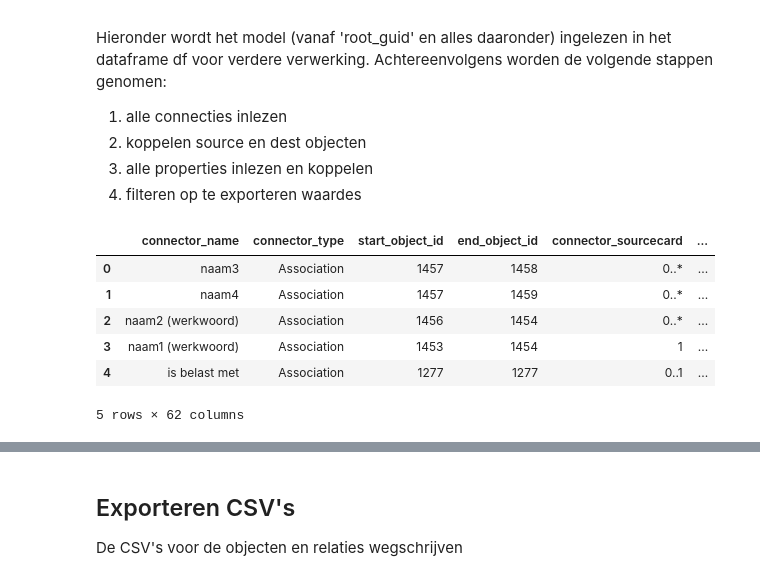
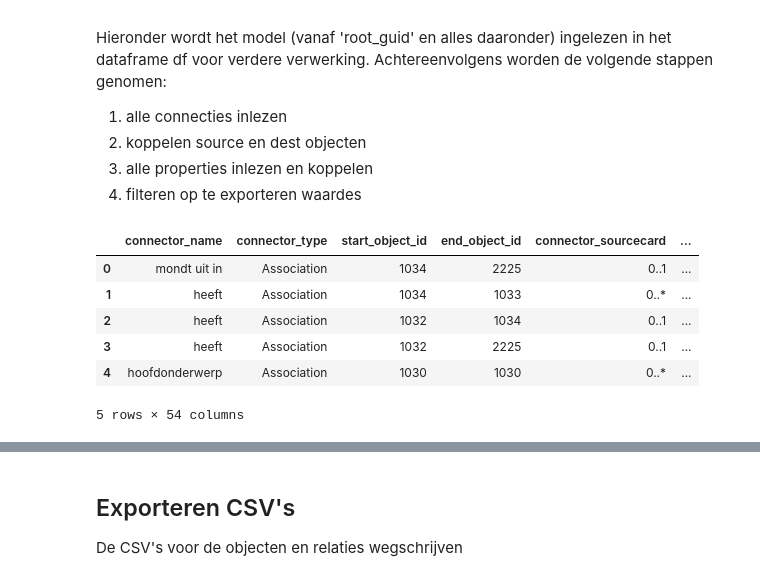
Before and after one commit to Gemeente-Delft/Gemeentelijk-Gegevensmodel, a Jupyter notebook: tools/notebooks/Export to GEMMA.ipynb, the cells around one changed output, grey strips where cells are left out. Drawn from its saved outputs; the diff is of its cells as text; code cells hidden in the pictures.

Commit message:
Release naar GEMMA + fix Domain

```diff
--- a/tools/notebooks/Export to GEMMA.ipynb
+++ b/tools/notebooks/Export to GEMMA.ipynb
@@ -49,7 +49,7 @@ def generateEAUUID():
 Met de waarden hieronder configureer je de export. Met root_guid geef je de root in de repository weer vanwaar (en alles eronder) geexporteerd moet worden. Op deze manier kun je ook deelmodellen exporteren. Als voorbeeld zijn naast de root van het hele GGM ook Onderwijs en monumenten getoond.
 # %%
 ### Configuratie
-db_uri = "/home/jovyan/root/v2.3.0/gemeentelijk gegevensmodel EA16.qea"
+db_uri = "/home/jovyan/root/v2.5.0/Gemeentelijk Gegevensmodel.qea"
 
 
 now = datetime.now()
@@ -90,7 +90,7 @@ df_package['Name'] = df_package['Name'].apply(lambda x: util.verwijder_getallen_
 
 # Zoek de ID van de root value and get Package tree
 root_id = df_package[df_package.ea_guid == root_guid]['Package_ID'].values[0]
-package_tree = util.DataframeToTree(df_package, 'Package_ID', 'Parent_ID', 4)
+package_tree = util.DataframeToTree(df_package, 'Package_ID', 'Parent_ID', 3)
 #package_tree.show()
 
 df_package
@@ -199,31 +199,57 @@ Hieronder wordt het model (vanaf 'root_guid' en alles daaronder) ingelezen in he
 4. filteren op te exporteren waardes
 # %%
 # inlezen alle relaties bij deze objecten
-# alle relaties (associaties en generatiesaties) die bij start of einde een object uit de subset hebben worden meegenomen
+# alle relaties (associaties en generalisaties) die bij start of einde een object uit de subset hebben worden meegenomen
 
-df_con = database.get_df(db_uri, database.sql_connectors).rename(columns={'connector_ea_guid':'ea_guid'})
-df_con = df_con.merge(df_obj[['object_id', 'ea_guid', 'domein-iv3']], right_on='object_id', left_on='start_object_id', how='inner', suffixes=['', '_source'])
-df_con = df_con.merge(df_obj[['object_id', 'ea_guid']], right_on='object_id', left_on='end_object_id', how='inner', suffixes=['', '_target'])
-df_con.drop_duplicates('connector_id', inplace=True)
+# 1) Connectoren ophalen: hou connector-guid apart om collision met object ea_guid te voorkomen
+df_con = database.get_df(db_uri, database.sql_connectors).copy()
+df_con = df_con.rename(columns={'connector_ea_guid': 'ea_guid_connector'})  # i.p.v. 'ea_guid'
 
+# 2) Source/target info expliciet hernoemen (geen suffix-magic nodig)
+df_src = df_obj[['object_id', 'ea_guid', 'domein-iv3']].rename(columns={
+    'object_id': 'start_object_id',
+    'ea_guid': 'ea_guid_source'
+})
+df_tgt = df_obj[['object_id', 'ea_guid']].rename(columns={
+    'object_id': 'end_object_id',
+    'ea_guid': 'ea_guid_target'
+})
 
-# lees alle relatie properties. Pivot de verschillede rijen met properties naar een tabel met index Element_ID.
-df_conprop = database.get_df(db_uri, 'select * from t_connectortag')
-df_conprop = df_conprop.pivot(index="ElementID", columns="Property", values="VALUE")
-df_conprop.reset_index(inplace=True)
-#df_conprop.columns = df_conprop.columns.str.lower()
+# 3) Dtype align voor veilige joins
+df_con['start_object_id'] = pd.to_numeric(df_con['start_object_id'], errors='coerce').astype('Int64')
+df_con['end_object_id']   = pd.to_numeric(df_con['end_object_id'], errors='coerce').astype('Int64')
+df_src['start_object_id'] = pd.to_numeric(df_src['start_object_id'], errors='coerce').astype('Int64')
+df_tgt['end_object_id']   = pd.to_numeric(df_tgt['end_object_id'], errors='coerce').astype('Int64')
 
-# Join per object de gevonden property rij
+# 4) Join source + target
+df_con = df_con.merge(df_src, on='start_object_id', how='inner', validate='many_to_one')
+df_con = df_con.merge(df_tgt, on='end_object_id', how='inner', validate='many_to_one')
+
+# 5) Dedupe
+df_con = df_con.drop_duplicates(subset=['connector_id'])
+
+# 6) Connector-tags/properties robuust pivotten (pivot faalt bij duplicaten)
+df_conprop_raw = database.get_df(db_uri, 'select * from t_connectortag')
+df_conprop = (df_conprop_raw
+              .pivot_table(index='ElementID', columns='Property', values='VALUE', aggfunc='first')
+              .reset_index())
+
+# 7) Join per connector de properties
+df_con['connector_id'] = pd.to_numeric(df_con['connector_id'], errors='coerce').astype('Int64')
+df_conprop['ElementID'] = pd.to_numeric(df_conprop['ElementID'], errors='coerce').astype('Int64')
+
 df_con = df_con.merge(df_conprop, how='left', left_on='connector_id', right_on='ElementID')
+df_con = df_con.drop(columns=['ElementID'], errors='ignore')
+
 df_con.head(5)
 # %% [output]
 |  | connector_name | connector_type | start_object_id | end_object_id | connector_sourcecard | ... |
-| 0 | naam3 | Association | 1457 | 1458 | 0..* | ... |
-| 1 | naam4 | Association | 1457 | 1459 | 0..* | ... |
-| 2 | naam2 (werkwoord) | Association | 1456 | 1454 | 0..* | ... |
-| 3 | naam1 (werkwoord) | Association | 1453 | 1454 | 1 | ... |
-| 4 | is belast met | Association | 1277 | 1277 | 0..1 | ... |
+| 0 | mondt uit in | Association | 1034 | 2225 | 0..1 | ... |
+| 1 | heeft | Association | 1034 | 1033 | 0..* | ... |
+| 2 | heeft | Association | 1032 | 1034 | 0..1 | ... |
+| 3 | heeft | Association | 1032 | 2225 | 0..1 | ... |
+| 4 | hoofdonderwerp | Association | 1030 | 1030 | 0..* | ... |
-5 rows × 62 columns
+5 rows × 54 columns
 # %%
 '''
 Check columns zoals afgesproken in Powerpoint
```
Also changed, not shown: parts of 5 cells of this notebook, 4 other files.
